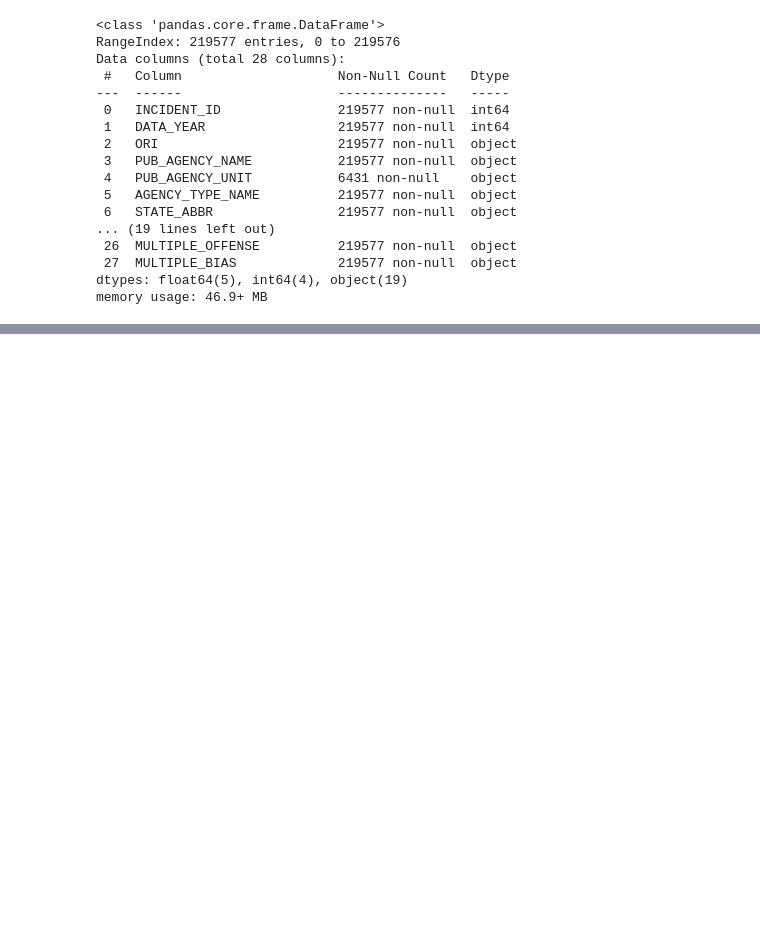
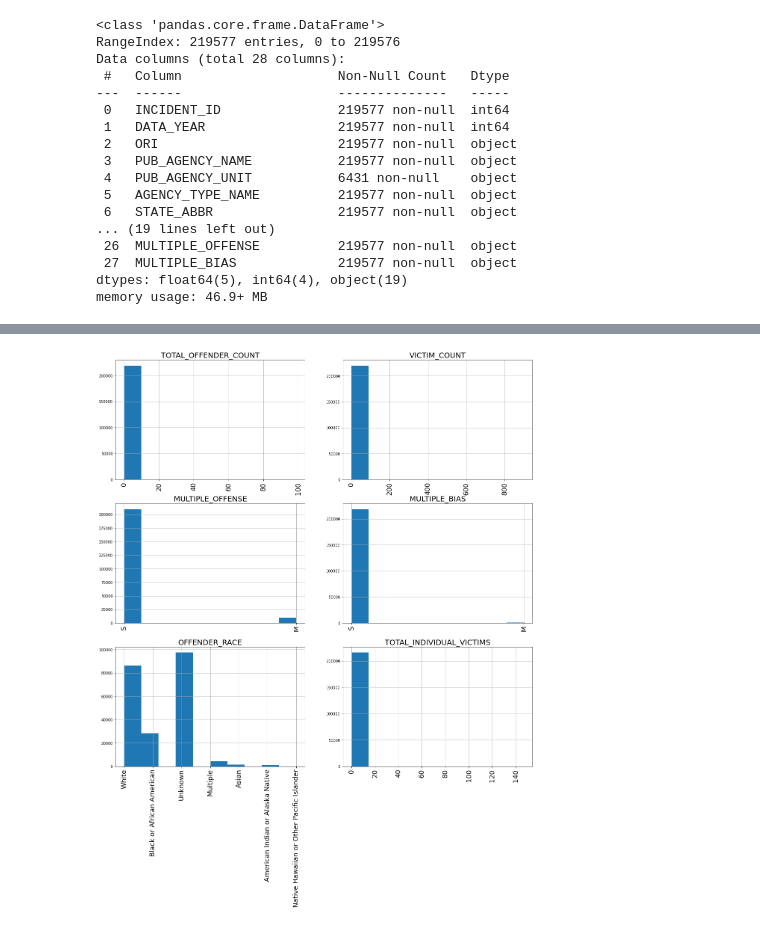
Before and after one commit to CEsperance/Final_Project, a Jupyter notebook: CE_Hate_Crime_Notebook.ipynb, the cells around one changed output, grey strips where cells are left out. Drawn from its saved outputs; the diff is of its cells as text; code cells hidden in the pictures; blank space fills up the shorter version.

```diff
--- a/CE_Hate_Crime_Notebook.ipynb
+++ b/CE_Hate_Crime_Notebook.ipynb
@@ -55,0 +128,45 @@ memory usage: 46.9+ MB
+# %%
+# OFFENDER / VICTIM DATA EXPLORATION
+
+fig, axes = plt.subplots(nrows=3, ncols=2, figsize=(20,20))
+
+hate_crime['TOTAL_OFFENDER_COUNT'].hist(ax=axes[0,0])
+plt.sca(axes[0,0])
+plt.xticks(rotation='vertical', fontsize=18)
+plt.title('TOTAL_OFFENDER_COUNT', fontsize=20)
+
+hate_crime['VICTIM_COUNT'].hist(ax=axes[0,1])
+plt.sca(axes[0,1])
+plt.xticks(rotation='vertical', fontsize=18)
+plt.title('VICTIM_COUNT', fontsize=20)
+
+
+hate_crime['MULTIPLE_OFFENSE'].hist(ax=axes[1,0])
+plt.sca(axes[1,0])
+plt.xticks(rotation='vertical', fontsize=18)
+plt.title('MULTIPLE_OFFENSE', fontsize=20)
+
+hate_crime['MULTIPLE_BIAS'].hist(ax=axes[1,1])
+plt.sca(axes[1,1])
+plt.xticks(rotation='vertical', fontsize=18)
+plt.title('MULTIPLE_BIAS', fontsize=20)
+
+
+hate_crime['OFFENDER_RACE'].hist(ax=axes[2,0])
+plt.sca(axes[2,0])
+plt.xticks(rotation='vertical', fontsize=18)
+plt.title('OFFENDER_RACE', fontsize=20)
+
+hate_crime['TOTAL_INDIVIDUAL_VICTIMS'].hist(ax=axes[2,1])
+plt.sca(axes[2,1])
+plt.xticks(rotation='vertical', fontsize=18)
+plt.title('TOTAL_INDIVIDUAL_VICTIMS', fontsize=20)
+
+
+plt.show()
+
+##Observations - Offender and Victim count that are much larger that average should be considered outliers and removed
+#Multiple Offense/Multiple Bias have too few observations in the multiple category & should be removed
+# Total_Individual_Victims and Victim_count have conflicting meaning, seems liek Victim Coiunt is more accurate, more explorationg needed
+# %% [output]
+[figure, added]
```
Also changed, not shown: parts of 65 cells of this notebook, 3 other files.
